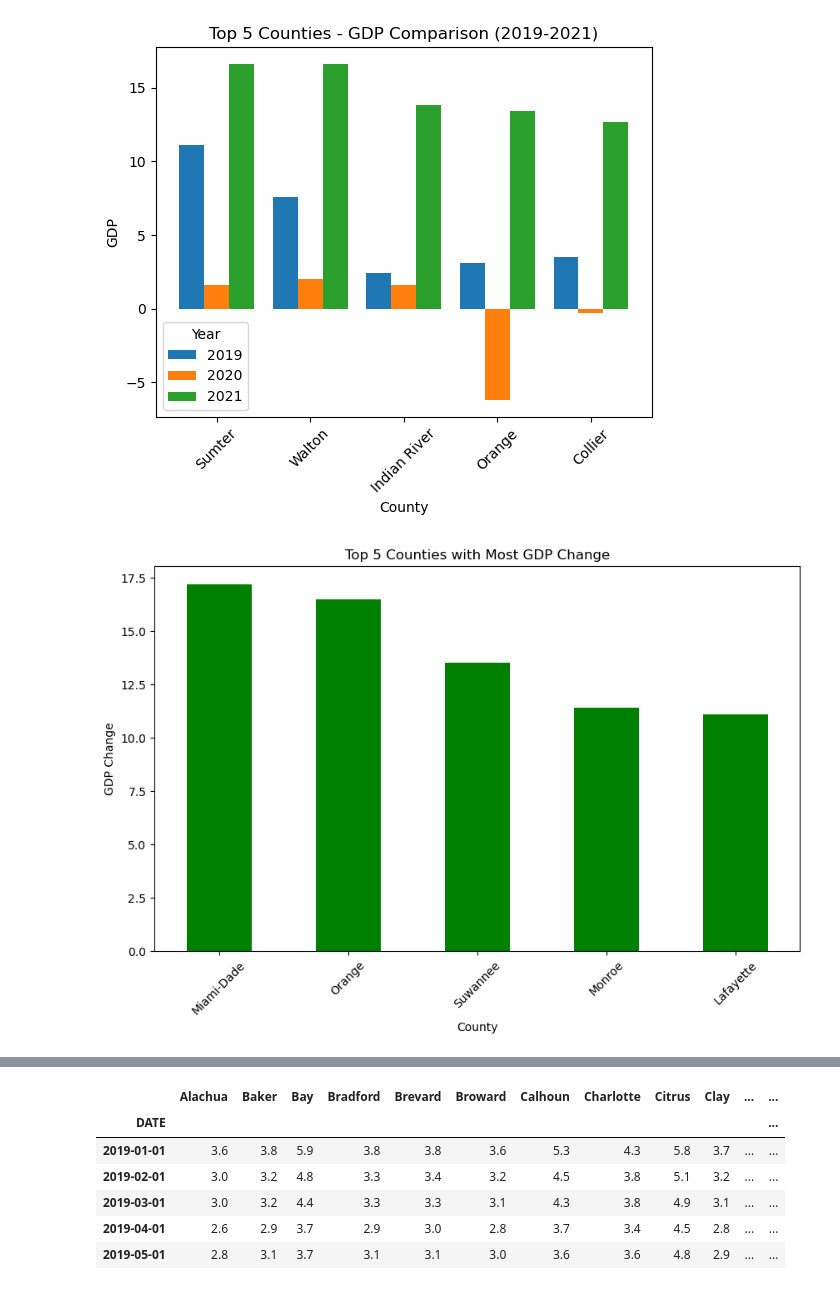
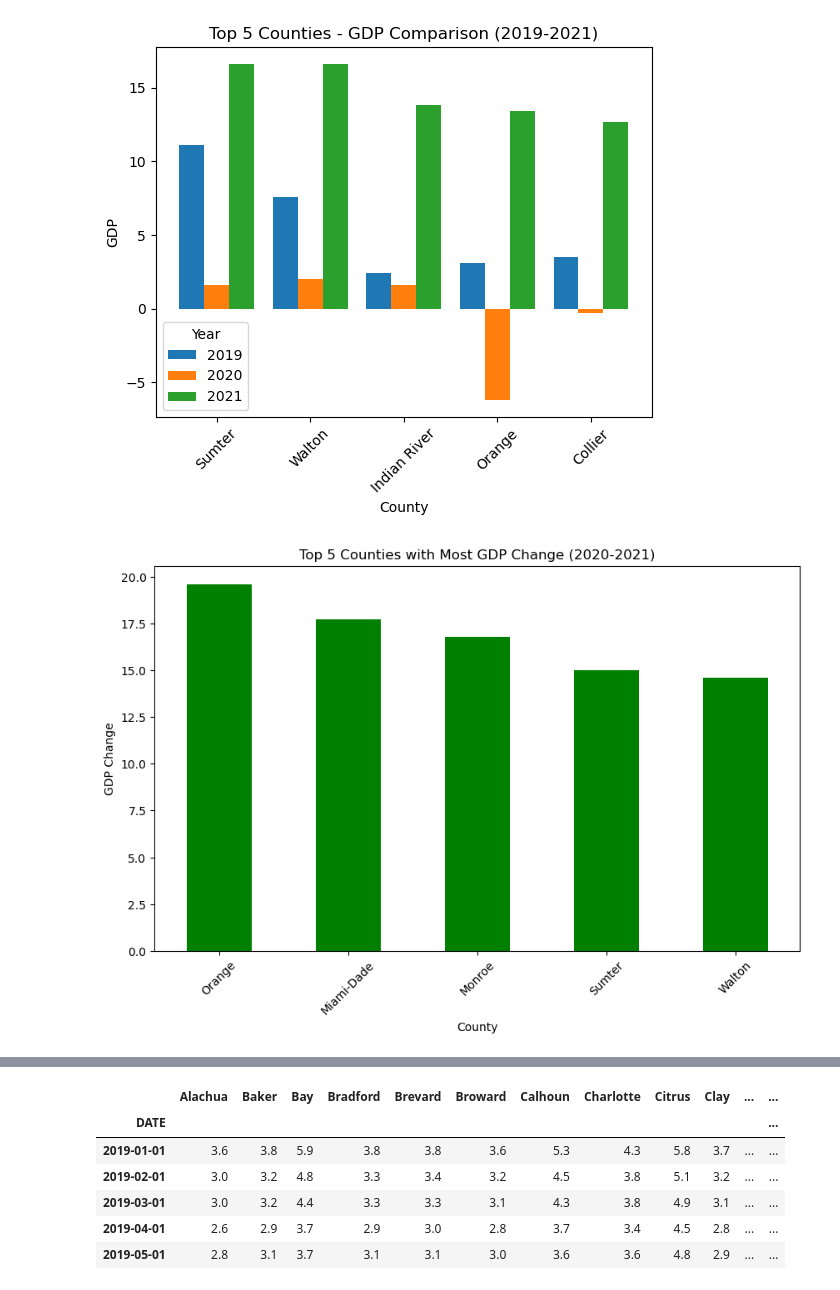
Before and after one commit to UDoWhile/Project-1, a Jupyter notebook: main_antoine.ipynb, the cells around one changed output, grey strips where cells are left out. Drawn from its saved outputs; the diff is of its cells as text; code cells hidden in the pictures.

```diff
--- a/main_antoine.ipynb
+++ b/main_antoine.ipynb
@@ -233,17 +233,18 @@ plt.show()
 <Figure size 1000x600 with 0 Axes>
 [figure]
 # %%
-merged_df['GDP_Change'] = merged_df['Value'] - merged_df['Value_2019'] - merged_df['Value_2020']
+# Calculate GDP Change
+merged_df['GDP_Change_2021'] = merged_df['Value'] - merged_df['Value_2020']
 # Sort DataFrame by GDP change to get top 5 counties with most change
-top5_gdp_change_counties = merged_df['GDP_Change'].nlargest(5)
+top5_gdp_change_counties = merged_df['GDP_Change_2021'].nlargest(5)
 
 # Plot top 5 counties with most GDP change
 plt.figure(figsize=(10, 6))
 top5_gdp_change_counties.plot(kind='bar', color='green')
-plt.title('Top 5 Counties with Most GDP Change')
+plt.title('Top 5 Counties with Most GDP Change (2020-2021)')
 plt.xlabel('County')
 plt.ylabel('GDP Change')
 plt.xticks(rotation=45)
 plt.show()
 # %% [output]
-[figure, old version]
+[figure, new version]
```
Also changed, not shown: parts of 7 cells of this notebook.
